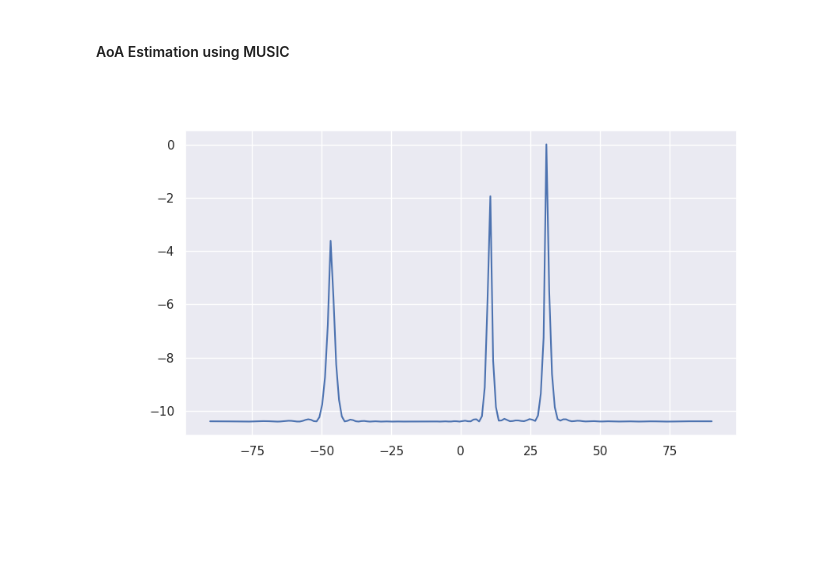
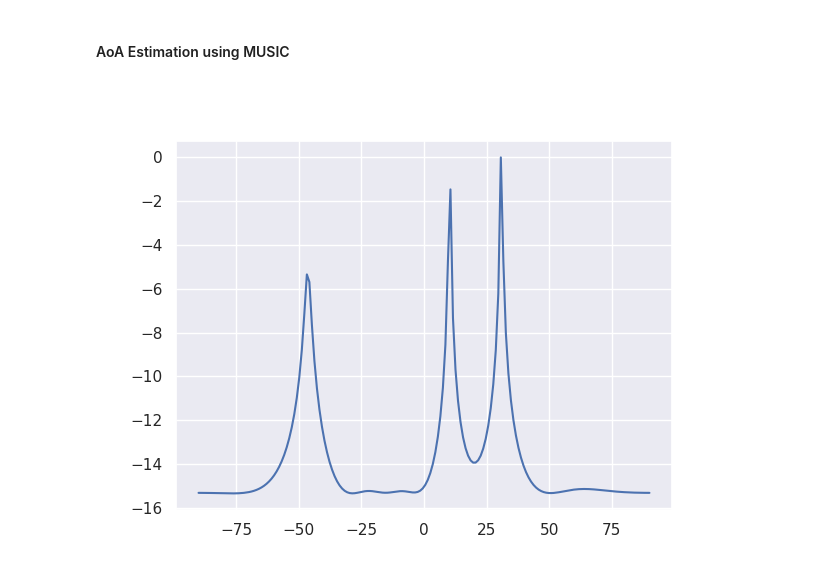
Before and after one commit to Muaz231/FluID-Python, a Jupyter notebook: FluidID_clean.ipynb, the cells around one changed output. Saved outputs shown, nothing was run; the diff lists cells and outputs as text; code cells hidden in the pictures; blank space fills up the shorter version.

```diff
--- a/FluidID_clean.ipynb
+++ b/FluidID_clean.ipynb
@@ -264,6 +269,15 @@ def MUSIC(X,K,M,lamda):
 
     # TO-DO: Check if the whole chirp frame is passed or if only one chirp data across all rx is passed
     x_shape = X.shape
+
+    # TO-DO: Check if TDM MIMO setup is used --> if true rehsape it to NTx*NRx virtual antenna array shape
+    if len(x_shape) == 4: # 4 means ( # of Tx, # of Rx, # of Chirps, # of samples/chirp)
+        if x_shape[0] == 1: # Only 1 Tx is used
+            X = np.squeeze(X)
+        else:
+            X = np.reshape(X,newshape=(x_shape[0]*x_shape[1],x_shape[2],x_shape[3]))
+
+    x_shape = X.shape # Find new array shape
     corr_matrix = 0
     if len(x_shape) == 3: # 3 means (# of Rx, # of Chirps, # of samples / chirp)
         for chirp in range(x_shape[1]):
@@ -275,22 +289,33 @@ def MUSIC(X,K,M,lamda):
     corr_matrix = (corr_matrix + corr_matrix.conj().T) / 2
 
     D,EV = LA.eigh(corr_matrix)
-    index = np.argsort(D) # Sort eigenvalues in descending order
+    index = np.argsort(D) # Sort eigenvalues in ascending order
     EN = EV[:,index]
-    EN = EN[:, :M-K] # pick the eigenvetor from k to end
+    EN = EN[:, :M-K] # pick the eigenvetor corresponding to M-K smallest eigenvalues
     # EN = EV[:,:-K]
     EN = np.transpose(np.conjugate(EN))
+
+    # signal eignenvectors
+    ES = EV[:,index]
+    ES = ES[:,M-K:]
+
+    # # Defining new noise vectorspace
+    # ES_nullspace = LA.null_space(ES @ np.diag(D[M-K:]) @ ES.conj().T)
+    # orth_comp = LA.inv(ES_nullspace.conj().T @ ES_nullspace) @ ES_nullspace.conj().T @ EN.conj().T
+    # EN = ES_nullspace @ orth_comp
+    # EN = EN.conj().T
 
     Angles = np.linspace(-90,90,numAngles)
     SP = np.zeros(Angles.size)
     for i in range(numAngles):
         a = np.exp(-1j*np.pi*np.arange(0,M,1)*np.sin(Angles[i]*np.pi/180)).reshape(-1,1)
+        # a = a * np.exp(1j* 2*np.pi*cfg.START_FREQ*1e9*np.arange(0,M,1) / (cfg.SAMPLE_RATE*1e3*M))
         # a = np.cos(2*np.pi*np.arange(0,M,1)*np.cos(Angles[i]*np.pi/180)/lamda).reshape(-1,1)
         p_spectrum = EN@a
 
         SP[i] = 1/np.linalg.norm(p_spectrum)
 
-    return SP
+    return (SP, D, EN, ES)
 # %% [markdown]
 Function for AoA compensation after angle estimation using MUSIC
 # %%
@@ -671,7 +744,7 @@ plt.show()
 # %% [markdown]
 #### MUSIC Algorithm Python Code
 # %%
-def MUSIC(X,K,M,lamda):
+def MUSIC_test(X,K,M,lamda):
     d = lamda/2
     numAngles = 180
 
@@ -679,9 +752,9 @@ def MUSIC(X,K,M,lamda):
     corr_matrix = (corr_matrix + corr_matrix.conj().T) / 2
 
     D,EV = LA.eig(corr_matrix)
-    index = np.argsort(-1*D)
+    index = np.argsort(D)
     EN = EV[:,index]
-    EN = EN[:, K:]
+    EN = EN[:, :M-K]
     EN = np.transpose(np.conjugate(EN))
 
     Angles = np.linspace(-90,90,numAngles)
@@ -727,7 +800,7 @@ angle_gt_rad = angle_gt * np.pi/180.0 # Angle in radians
 # angle_gt_rad = np.array([0, np.pi/10, -np.pi/4]) # Angle in radians
 alpha = np.array([1/2, 1/4, 1/8]) # Receiving gains
 
-Nrx = 32 # Number of receiving antennas
+Nrx = 8 # Number of receiving antennas
 Ntx = 1 # Number of transmitting antennas
 
 lamda = c/fc
@@ -740,7 +813,7 @@ Tsampling = Ns/Fs
 t = np.linspace(0,Tchirp,Ns)
 
 def FMCW_Tx(t):
-    return np.exp(-1j*2*np.pi*(fc*t + 0.5*(Slope)*(t**2)))
+    return np.exp(-1j*2*np.pi*(fc*t + 0.5*(B/Tchirp)*(t**2)))
 
 def lpf(data, filter,cutoff,fs,order=5):
     nyq = fs * 0.5
@@ -776,20 +849,19 @@ freq2range_factor = c/(2*Slope)
 # plt.show()
 # %%
 # AoA estimation using MUSIC
-SP = MUSIC(mix,3,Nrx,lamda)
+SP,_,_ = MUSIC(mix_filt,3,Nrx,lamda)
 
 Angles = np.linspace(-np.pi/2,np.pi/2,len(SP))
 
-fig.clear()
-fig = plt.figure(10, figsize=(9,5))
+plt.figure(10, figsize=(9,5), clear=True)
 SP = np.abs(SP)
 SPmax = np.max(SP)
 SP = 10 * np.log10(SP / SPmax)
 x = Angles * 180/np.pi
 plt.plot(x, SP)
-mplcursors.cursor(multiple=True)
+mplcursors.cursor(plt.gca(),multiple=True)
 plt.show()
 plt.minorticks_on()
 plt.grid(True, which="both")
 # %% [output]
-[figure, old version]
+[figure, new version]
```
Also changed, not shown: parts of 8 cells of this notebook, 1 other file.
